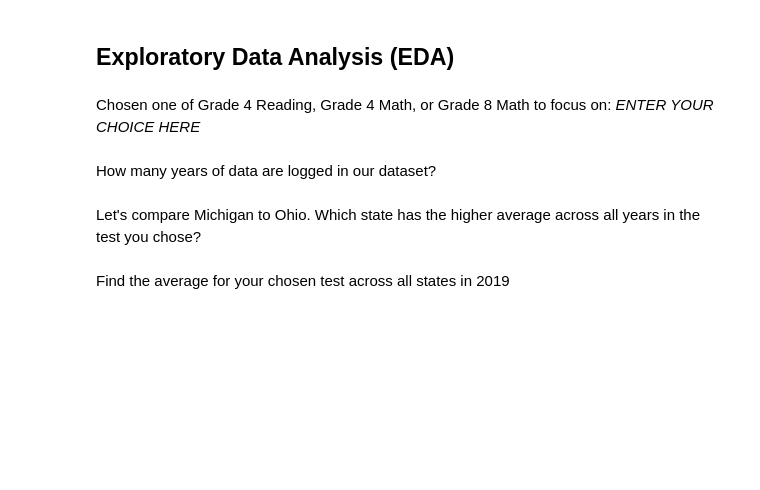
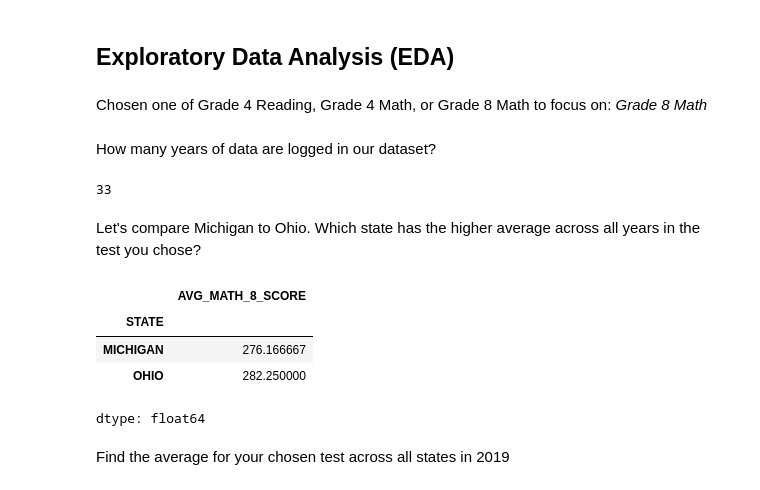
Before and after one commit to zwlinlily/MDST-Tutorial, a Jupyter notebook: tutorial1/checkpoint1.ipynb, the cells around one changed output. Drawn from its saved outputs; the diff is of its cells as text; code cells hidden in the pictures; blank space fills up the shorter version.

```diff
--- a/tutorial1/checkpoint1.ipynb
+++ b/tutorial1/checkpoint1.ipynb
@@ -43,11 +59,14 @@ Use this space to rename columns, deal with missing data, etc. _(optional)_
 # %% [markdown]
 <h2>Exploratory Data Analysis (EDA) </h2>
 # %% [markdown]
-Chosen one of Grade 4 Reading, Grade 4 Math, or Grade 8 Math to focus on: *ENTER YOUR CHOICE HERE*
+Chosen one of Grade 4 Reading, Grade 4 Math, or Grade 8 Math to focus on: *Grade 8 Math*
 # %% [markdown]
 How many years of data are logged in our dataset?
 # %%
 # @@@ 1
 # Your Code
+df["YEAR"].nunique()
+# %% [output]
+33
 # %% [markdown]
 Let's compare Michigan to Ohio. Which state has the higher average across all years in the test you chose?
@@ -56,3 +73,13 @@ Let's compare Michigan to Ohio. Which state has the higher average across all ye
+# %%
+# @@@ 2
+df.groupby("STATE")["AVG_MATH_8_SCORE"].mean().loc[["MICHIGAN", "OHIO"]]
+# From the output, Ohio has a higher average, regarding Math score on Grade 8.
+# %% [output]
+|  | AVG_MATH_8_SCORE |
+| STATE |  |
+| MICHIGAN | 276.166667 |
+| OHIO | 282.250000 |
+dtype: float64
 # %% [markdown]
 Find the average for your chosen test across all states in 2019
 # %%
```
Also changed, not shown: parts of 3 cells of this notebook.
